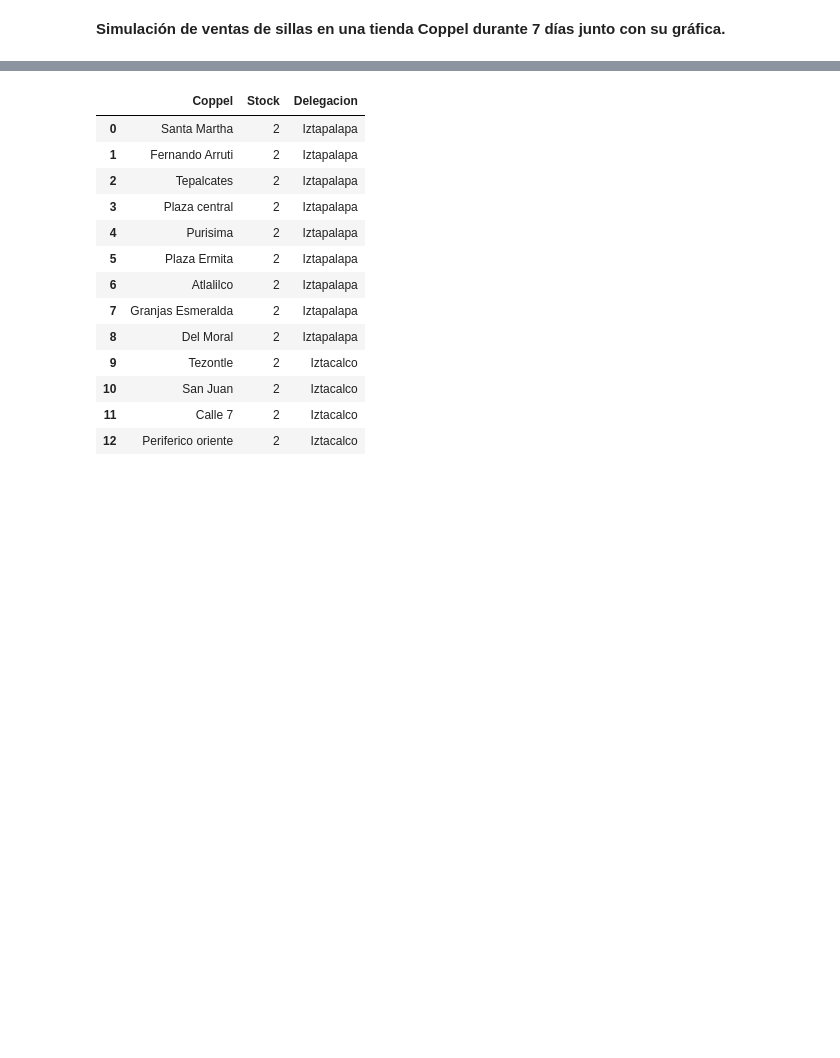
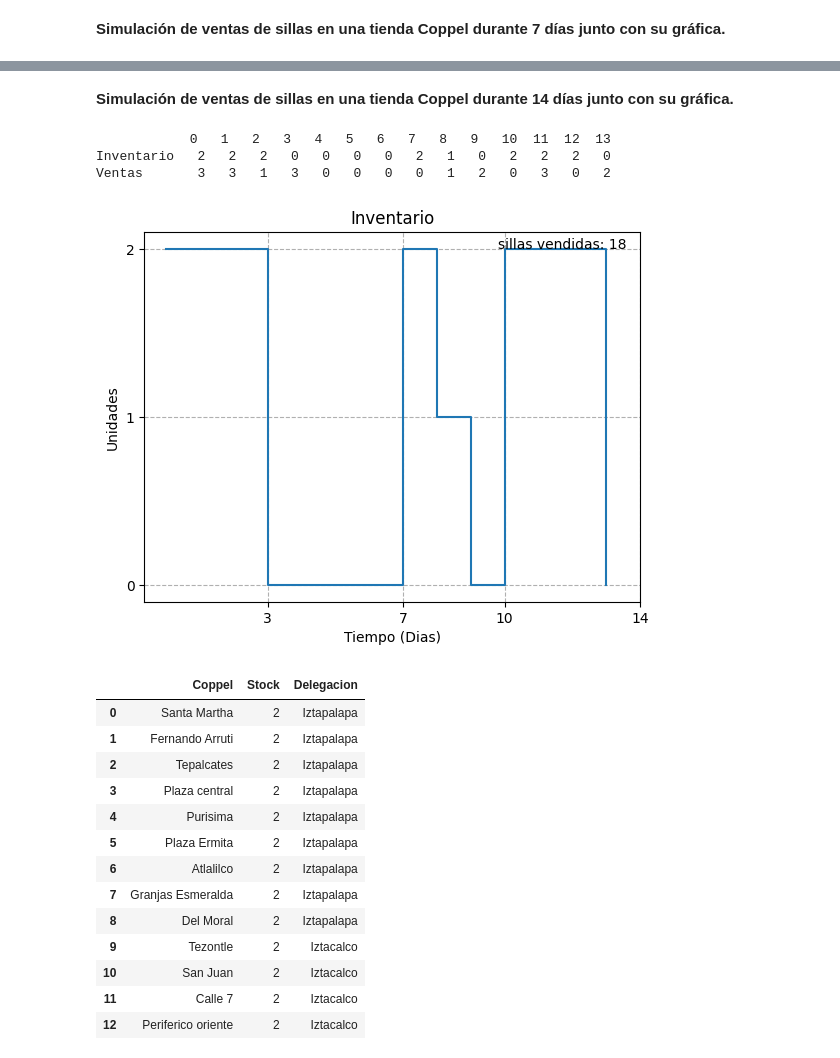
Before and after one commit to AyaxYordi/Simulacion-2---2024, a Jupyter notebook: Venta_de_sillas.ipynb, the cells around one changed output, grey strips where cells are left out. Drawn from its saved outputs; the diff is of its cells as text; code cells hidden in the pictures; blank space fills up the shorter version.

```diff
--- a/Venta_de_sillas.ipynb
+++ b/Venta_de_sillas.ipynb
@@ -127,3 +127,36 @@ Ventas      4  0  3  3  4  0  0
+# %% [markdown]
+**Simulación de ventas de sillas en una tienda Coppel durante 14 días junto con su gráfica.**
+# %%
+import matplotlib.pyplot as plt
+
+# Primero se hace la simulacion, se imprime la tabla y luego se realiza la grafica
+dias = 14 # numero de dias a simular
+v = inventario(2,dias)
+print(v.T,"\n\n")
+
+
+# Grafica
+fig , ax = plt.subplots()
+
+plt.step(np.arange(0,dias,1),v['Inventario'],where='post')
+ax.set_yticks(range(v['Inventario'].min(),v['Inventario'].max()+1))
+plt.title('Inventario')
+plt.xlabel('Tiempo (Dias)')
+plt.ylabel('Unidades')
+plt.text( dias*0.7 , 2 , 'sillas vendidas: {}'.format(v['Ventas'].sum()))
+ax.grid(linestyle = 'dashed')
+
+def indice(i):
+  if i%7==0 or (i-3)%7==0:
+    return i
+ax.set_xticks(list(filter(indice,range(dias+2))))
+# plt.savefig("grafico1.png")
+plt.show()
+# %% [output]
+            0   1   2   3   4   5   6   7   8   9   10  11  12  13
+Inventario   2   2   2   0   0   0   0   2   1   0   2   2   2   0
+Ventas       3   3   1   3   0   0   0   0   1   2   0   3   0   2
+[figure, added]
 # %%
 tiendas = pd.read_csv("https://raw.githubusercontent.com/AyaxYordi/archivos-csv-o-excel/main/tiendas%20coppel.csv")
 tiendas
```
Also changed, not shown: parts of 10 cells of this notebook.
